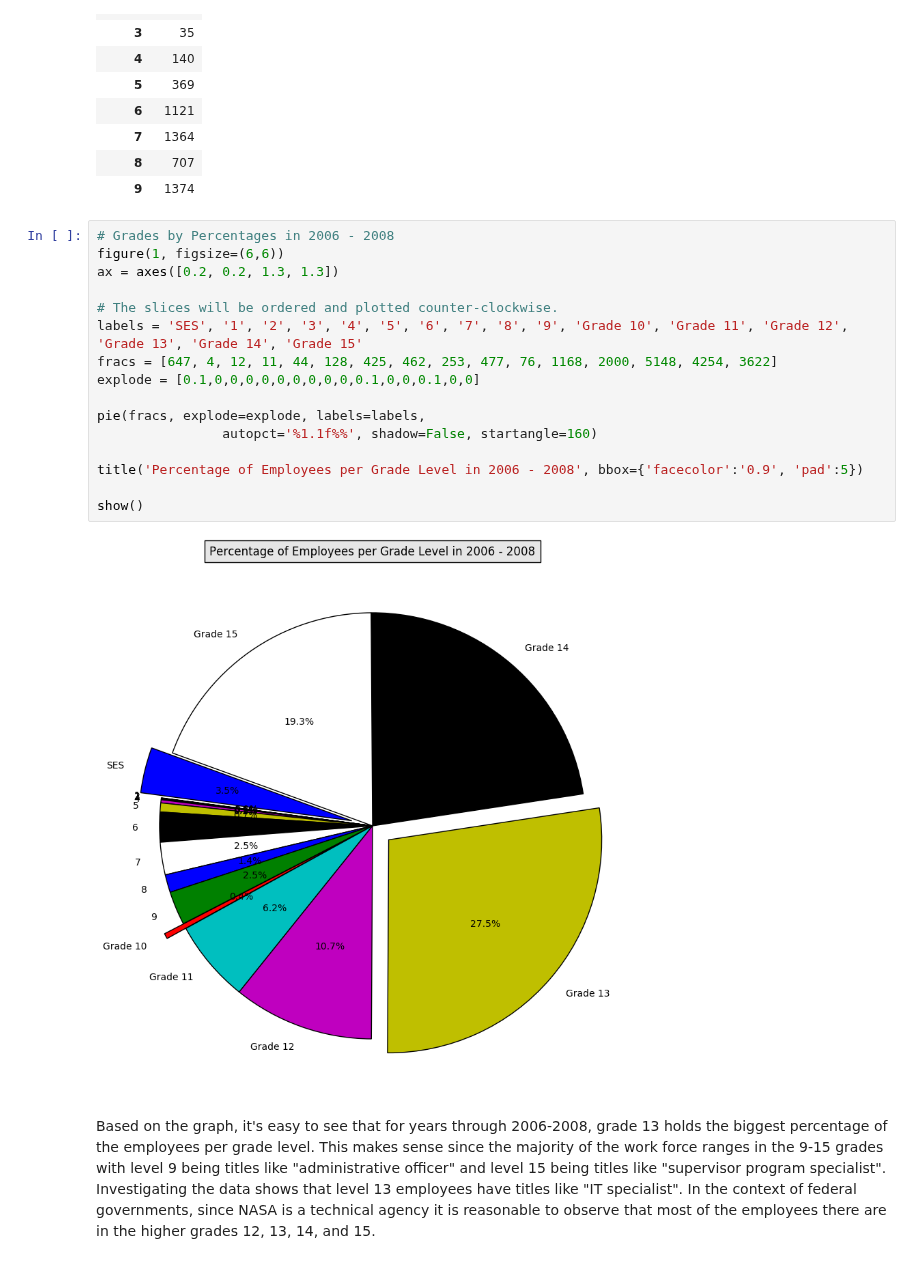
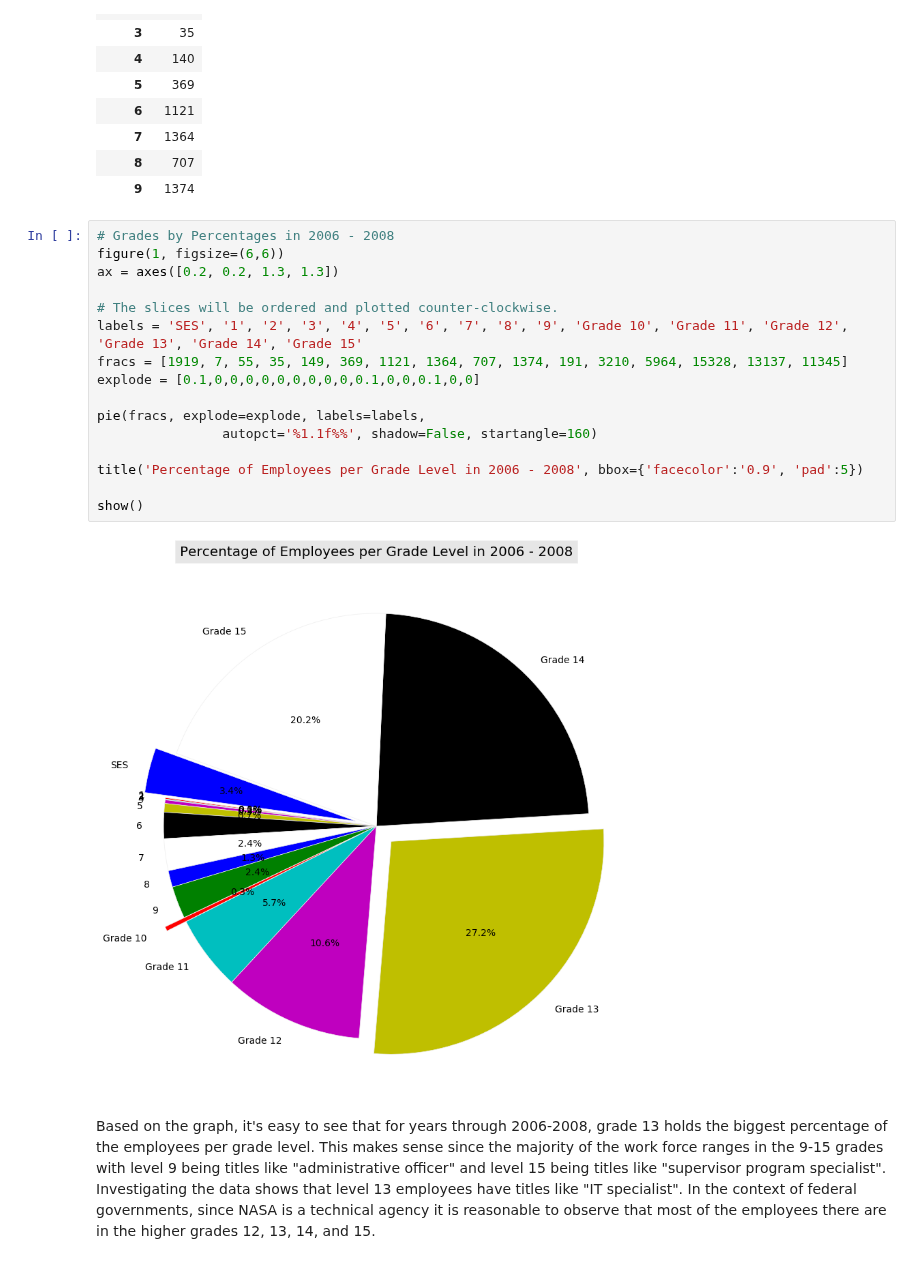
Before and after one commit to wkerneck/DataMiningClass, a Jupyter notebook: 7331_Data_MiningProject_1_resubmit.ipynb, the cells around one changed output. Cells and saved outputs as stored; diff of their text form.

```diff
--- a/7331_Data_MiningProject_1_resubmit.ipynb
+++ b/7331_Data_MiningProject_1_resubmit.ipynb
@@ -304,21 +318,21 @@ pd.crosstab(index=df["grade"],columns="count")
 # %%
 # Grades by Percentages in 2006 - 2008
 figure(1, figsize=(6,6))
 ax = axes([0.2, 0.2, 1.3, 1.3])
 
 # The slices will be ordered and plotted counter-clockwise.
 labels = 'SES', '1', '2', '3', '4', '5', '6', '7', '8', '9', 'Grade 10', 'Grade 11', 'Grade 12', 'Grade 13', 'Grade 14', 'Grade 15'
-fracs = [647, 4, 12, 11, 44, 128, 425, 462, 253, 477, 76, 1168, 2000, 5148, 4254, 3622]
+fracs = [1919, 7, 55, 35, 149, 369, 1121, 1364, 707, 1374, 191, 3210, 5964, 15328, 13137, 11345]
 explode = [0.1,0,0,0,0,0,0,0,0,0,0.1,0,0,0.1,0,0]
 
 pie(fracs, explode=explode, labels=labels,
                 autopct='%1.1f%%', shadow=False, startangle=160)
 
 title('Percentage of Employees per Grade Level in 2006 - 2008', bbox={'facecolor':'0.9', 'pad':5})
 
 show()
 # %% [output]
-[figure, old version]
+[figure, new version]
 # %% [markdown]
 Based on the graph, it's easy to see that for years through 2006-2008, grade 13 holds the biggest percentage of the employees per grade level. This makes sense since the majority of the work force ranges in the 9-15 grades with level 9 being titles like "administrative officer" and level 15 being titles like "supervisor program specialist". Investigating the data shows that level 13 employees have titles like "IT specialist". In the context of federal governments, since NASA is a technical agency it is reasonable to observe that most of the employees there are in the higher grades 12, 13, 14, and 15.
 # %%
```
Also changed, not shown: parts of 6 cells of this notebook.
